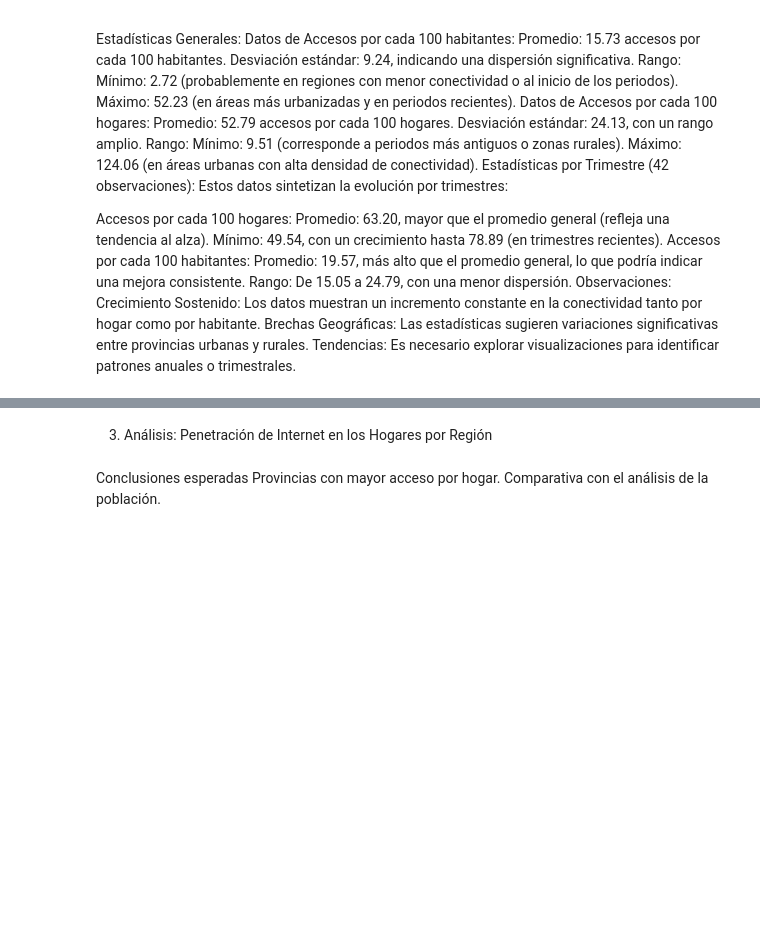
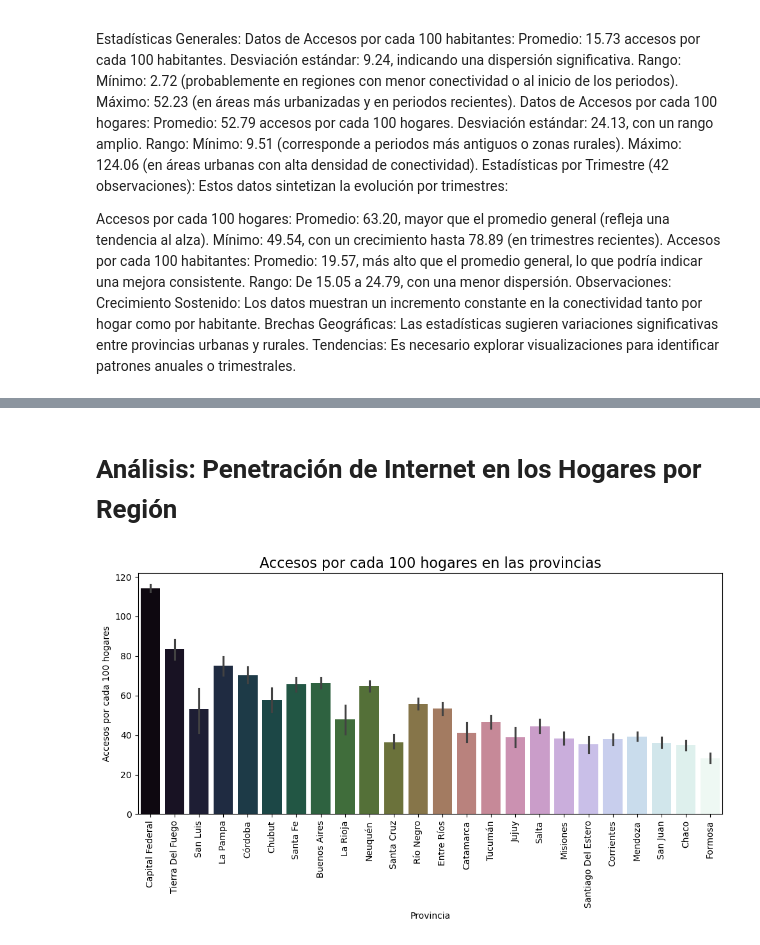
Before and after one commit to carladanie11/DataScienceProyecto2, a Jupyter notebook: notebooks/eda.ipynb, the cells around one changed output, grey strips where cells are left out. Saved outputs shown, nothing was run; the diff lists cells and outputs as text; code cells hidden in the pictures; blank space fills up the shorter version.

```diff
--- a/notebooks/eda.ipynb
+++ b/notebooks/eda.ipynb
@@ -168,19 +243,23 @@ Detectar si existe una brecha significativa entre regiones.
 # %% [markdown]
-3. Análisis: Penetración de Internet en los Hogares por Región
+# Análisis: Penetración de Internet en los Hogares por Región
 # %%
 # Ordenar para visualización
 penetracion_hogares_sorted = penetracion_hogares.sort_values(by="Accesos por cada 100 hogares", ascending=False)
 
 # Gráfico de barras
 plt.figure(figsize=(10, 6))
-sns.barplot(data=penetracion_hogares_sorted, x="Provincia", y="Accesos por cada 100 hogares", palette="cubehelix")
+sns.barplot(data=penetracion_hogares_sorted,
+            x="Provincia",
+            y="Accesos por cada 100 hogares",
+            palette="cubehelix",
+            hue="Provincia",
+            legend=False)
+
 plt.xticks(rotation=90)
 plt.title("Accesos por cada 100 hogares en las provincias", fontsize=16)
 plt.ylabel("Accesos por cada 100 hogares")
 plt.xlabel("Provincia")
 plt.tight_layout()
 plt.show()
+# %% [output]
+[figure, added]
-# %% [markdown]
-Conclusiones esperadas
-Provincias con mayor acceso por hogar.
-Comparativa con el análisis de la población.
```
Also changed, not shown: parts of 63 cells of this notebook, 1 other file.
